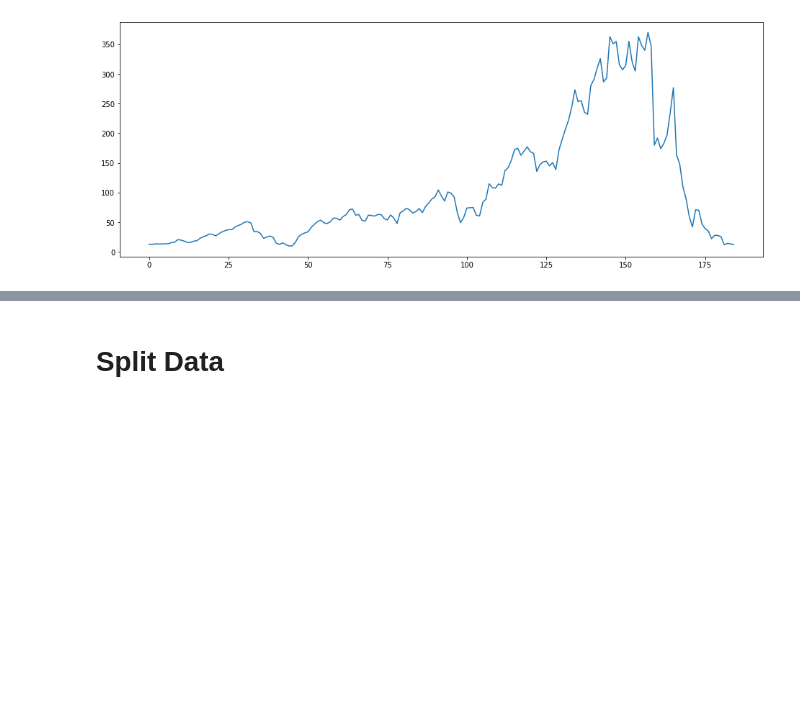
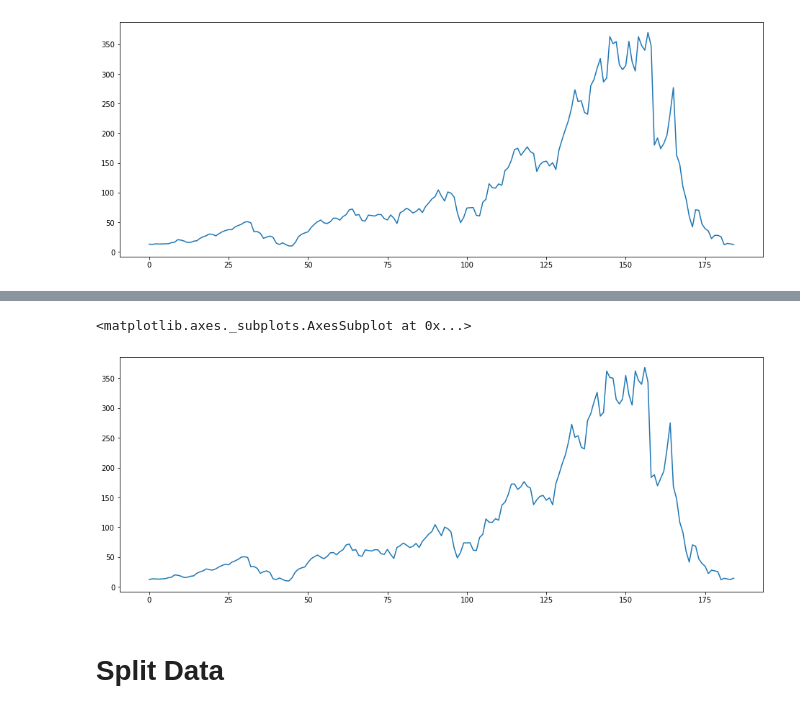
Before and after one commit to ramank123/Yes-Bank-Stock-Closing-Price-Prediction, a Jupyter notebook: Yes_Bank_Stock_Closing_Price_Prediction.ipynb, the cells around one changed output, grey strips where cells are left out. Drawn from its saved outputs; the diff is of its cells as text; code cells hidden in the pictures; blank space fills up the shorter version.

```diff
--- a/Yes_Bank_Stock_Closing_Price_Prediction.ipynb
+++ b/Yes_Bank_Stock_Closing_Price_Prediction.ipynb
@@ -95,3 +105,8 @@ df['Open'].plot(figsize=(16,6))
+# %%
+df['Close'].plot(figsize=(16,6))
+# %% [output]
+<matplotlib.axes._subplots.AxesSubplot at 0x...>
+[figure, added]
 # %% [markdown]
 # **Split Data**
 # %%
```
Also changed, not shown: parts of 2 cells of this notebook.
